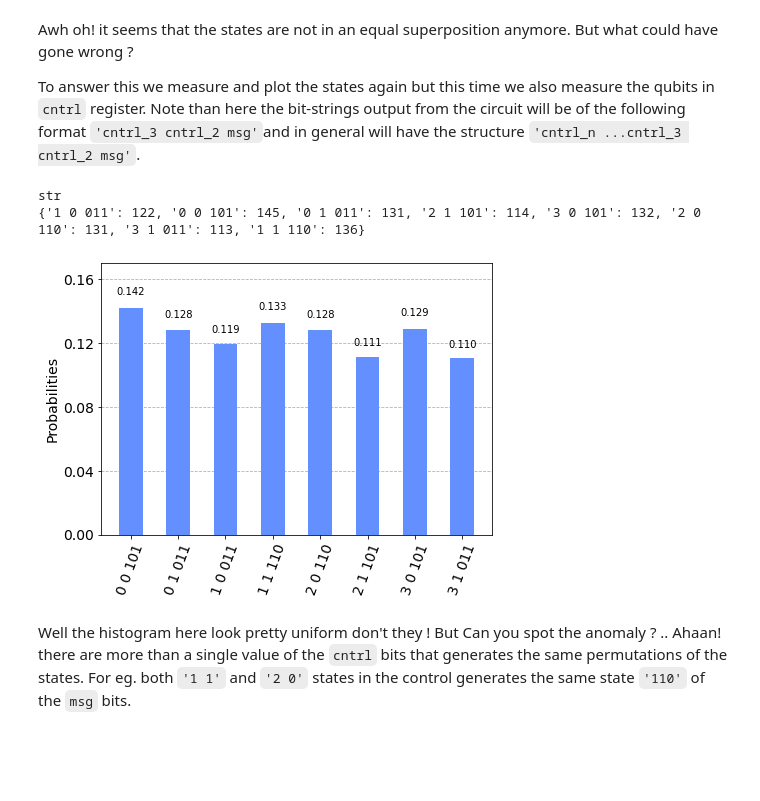
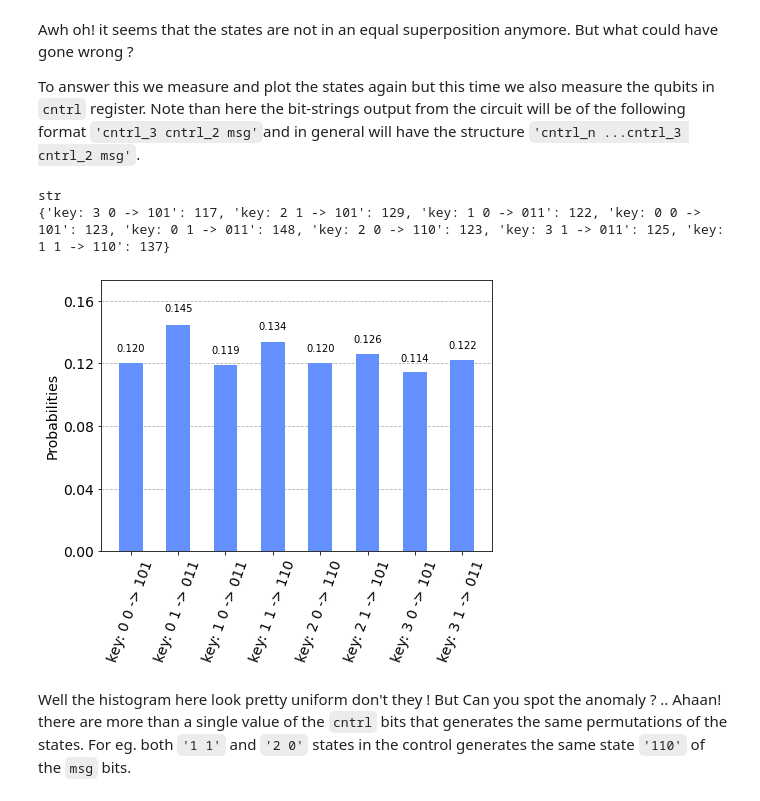
Before and after one commit to womanium-quantum/Humans-vs-Quantum-Computers---IBM, a Jupyter notebook: QuantumPermutations/Presentation_QPSS.ipynb, the cells around one changed output. Saved outputs shown, nothing was run; the diff lists cells and outputs as text; code cells hidden in the pictures; blank space fills up the shorter version.

```diff
--- a/QuantumPermutations/Presentation_QPSS.ipynb
+++ b/QuantumPermutations/Presentation_QPSS.ipynb
@@ -213,11 +213,11 @@ Awh oh! it seems that the states are not in an equal superposition anymore. But
 
 To answer this we measure and plot the states again but this time we also measure the qubits in `cntrl` register. Note than here the bit-strings output from the circuit will be of the following format `'cntrl_3 cntrl_2 msg'`and in general will have the structure `'cntrl_n ...cntrl_3 cntrl_2 msg'`.
 # %%
-measure_and_plot(qc, show_counts= True, measure_ancilla= True, ancilla_specifier= 'all')
+measure_and_plot(qc, show_counts= True, measure_cntrls= True, cntrl_specifier= 'all')
 # %% [output]
 str
-{'1 0 011': 122, '0 0 101': 145, '0 1 011': 131, '2 1 101': 114, '3 0 101': 132, '2 0 110': 131, '3 1 011': 113, '1 1 110': 136}
+{'key: 3 0 -> 101': 117, 'key: 2 1 -> 101': 129, 'key: 1 0 -> 011': 122, 'key: 0 0 -> 101': 123, 'key: 0 1 -> 011': 148, 'key: 2 0 -> 110': 123, 'key: 3 1 -> 011': 125, 'key: 1 1 -> 110': 137}
-[figure, old version]
+[figure, new version]
 # %% [markdown]
 Well the histogram here look pretty uniform don't they ! But Can you spot the anomaly ? .. Ahaan! there are more than a single value of the `cntrl` bits that generates the same permutations of the states. For eg. both `'1 1'` and `'2 0'` states in the control generates the same state `'110'` of the `msg` bits.
 # %% [markdown]
```
Also changed, not shown: parts of 12 cells of this notebook, 1 other file.
